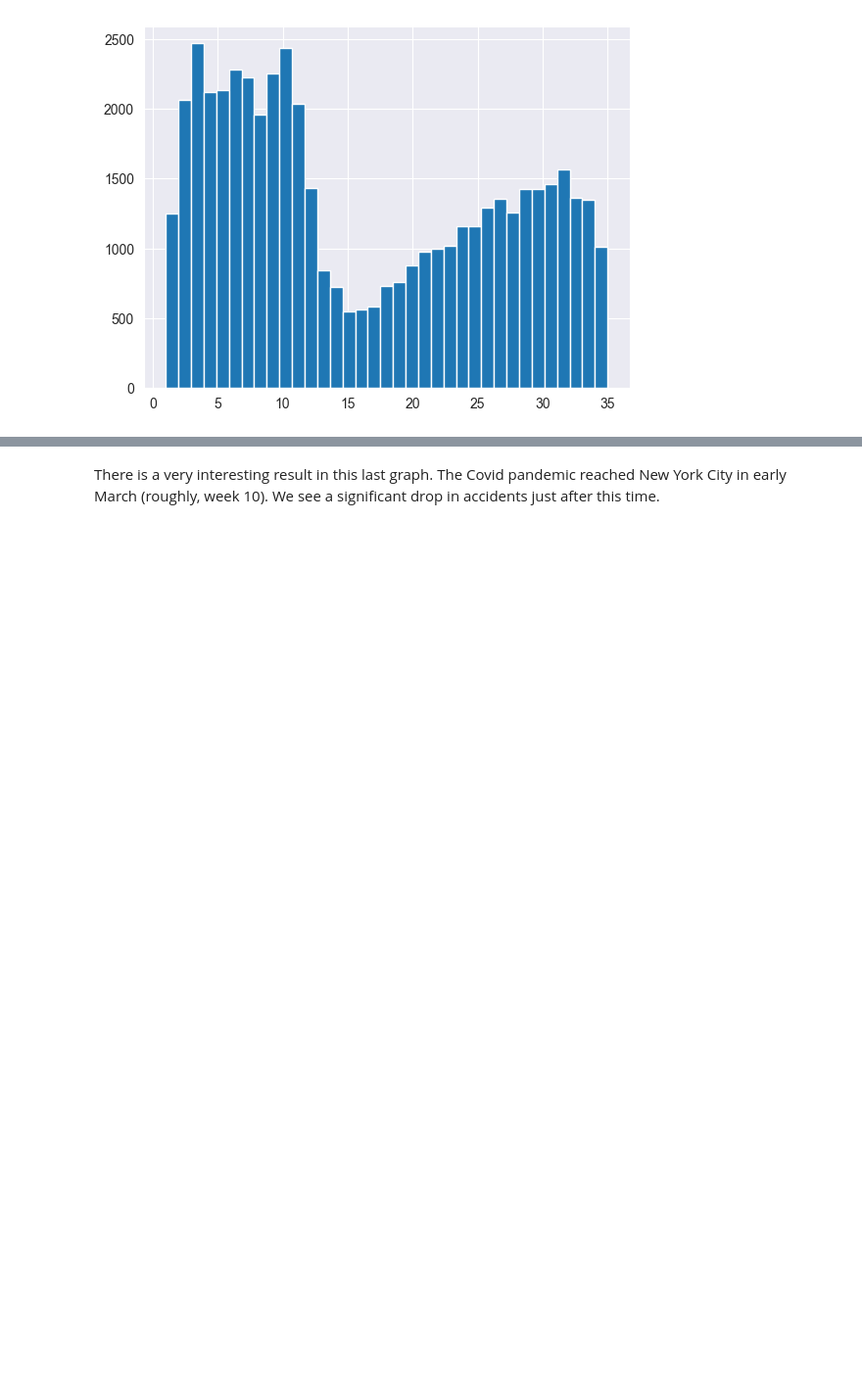
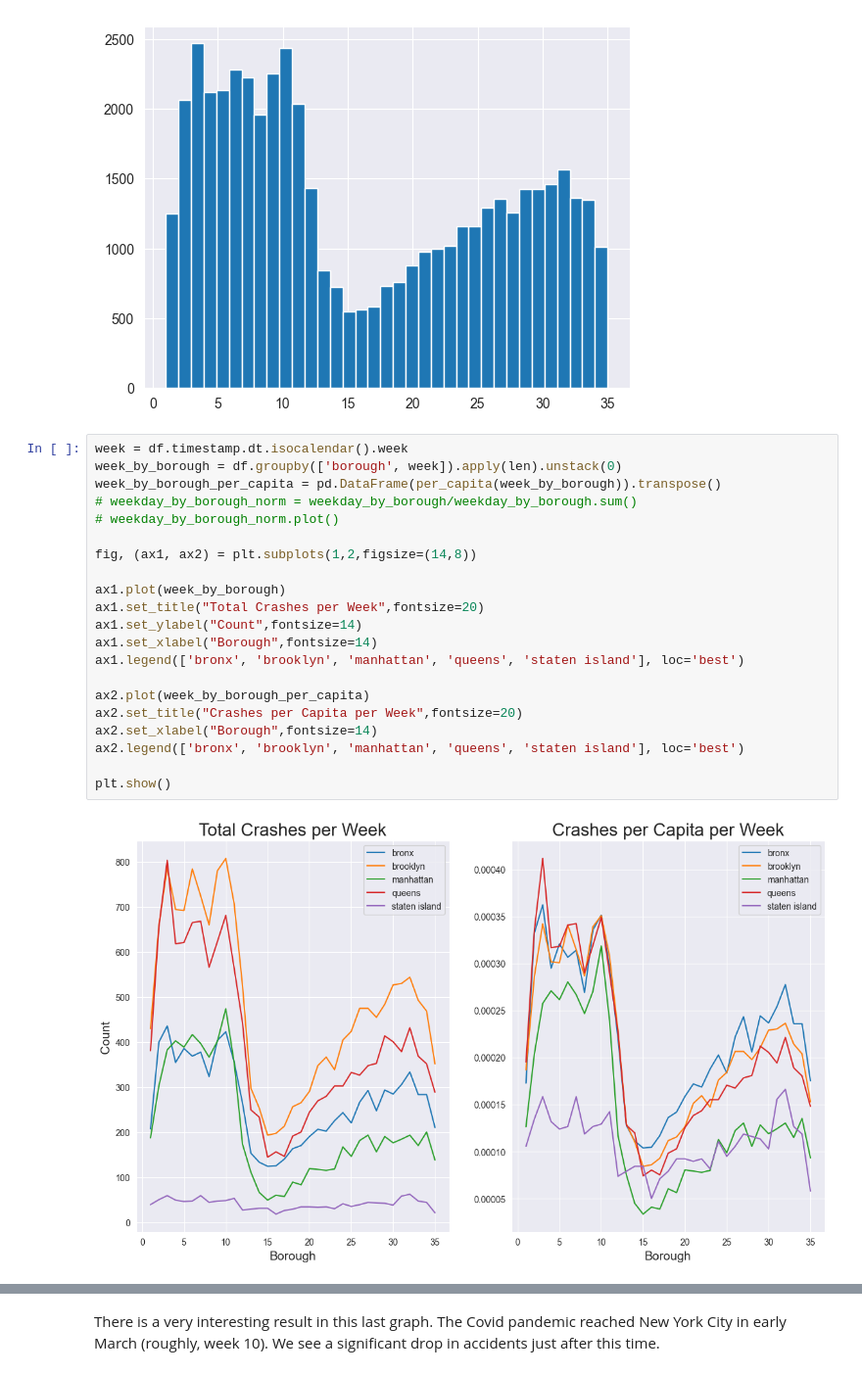
Before and after one commit to mtichikawa/portfolio, a Jupyter notebook: nyc_traffic_analysis.ipynb, the cells around one changed output, grey strips where cells are left out. Shown at 98% size. Cells and saved outputs as stored; diff of their text form; blank space fills up the shorter version.

```diff
--- a/nyc_traffic_analysis.ipynb
+++ b/nyc_traffic_analysis.ipynb
@@ -268,3 +305,26 @@ df.timestamp.dt.isocalendar().week.hist(bins=35)
 # %% [output]
 <AxesSubplot: >
 [figure]
+# %%
+week = df.timestamp.dt.isocalendar().week
+week_by_borough = df.groupby(['borough', week]).apply(len).unstack(0)
+week_by_borough_per_capita = pd.DataFrame(per_capita(week_by_borough)).transpose()
+# weekday_by_borough_norm = weekday_by_borough/weekday_by_borough.sum()
+# weekday_by_borough_norm.plot()
+
+fig, (ax1, ax2) = plt.subplots(1,2,figsize=(14,8))
+
+ax1.plot(week_by_borough)
+ax1.set_title("Total Crashes per Week",fontsize=20)
+ax1.set_ylabel("Count",fontsize=14)
+ax1.set_xlabel("Borough",fontsize=14)
+ax1.legend(['bronx', 'brooklyn', 'manhattan', 'queens', 'staten island'], loc='best')
+
+ax2.plot(week_by_borough_per_capita)
+ax2.set_title("Crashes per Capita per Week",fontsize=20)
+ax2.set_xlabel("Borough",fontsize=14)
+ax2.legend(['bronx', 'brooklyn', 'manhattan', 'queens', 'staten island'], loc='best')
+
+plt.show()
+# %% [output]
+[figure, added]
```
Also changed, not shown: parts of 13 cells of this notebook, 14 other files.
